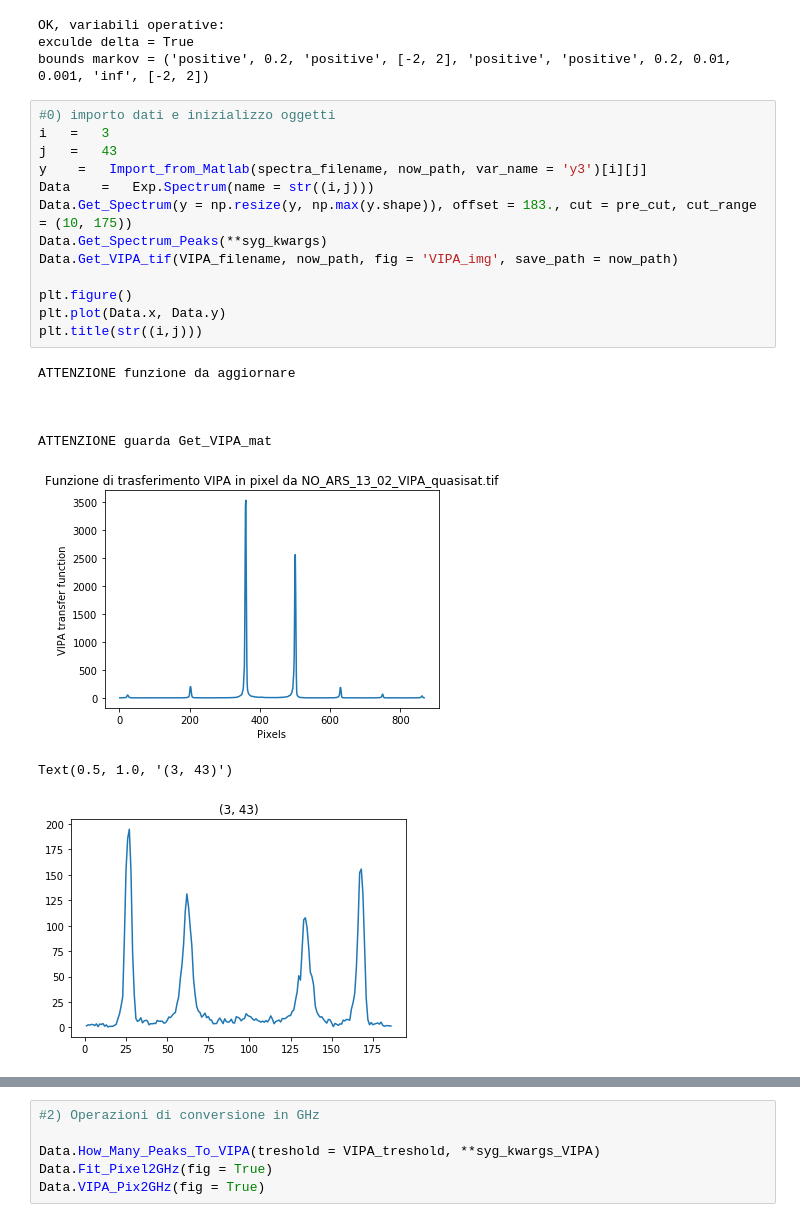
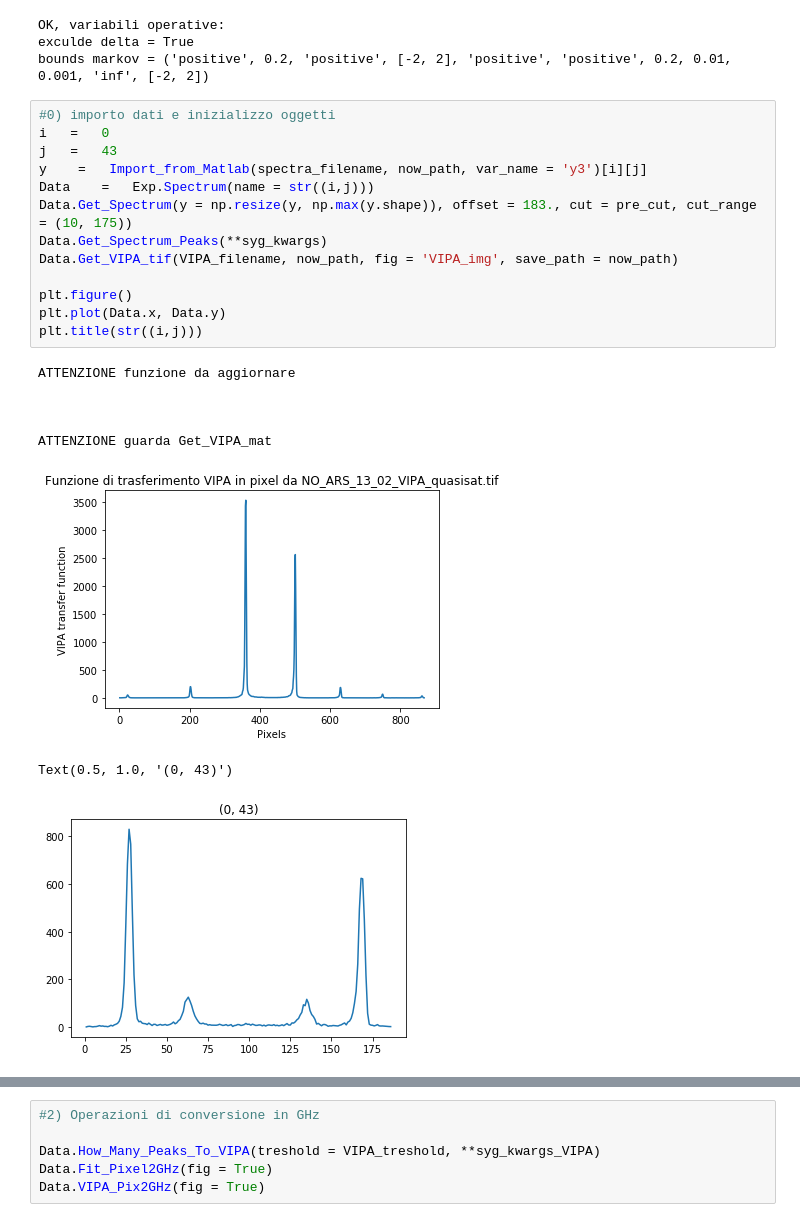
Before and after one commit to flautodipan/Python_Libraries, a Jupyter notebook: Experimentum_single.ipynb, the cells around one changed output, grey strips where cells are left out. Saved outputs shown, nothing was run; the diff lists cells and outputs as text.

```diff
--- a/Experimentum_single.ipynb
+++ b/Experimentum_single.ipynb
@@ -79,26 +79,26 @@ exculde delta = True
 bounds markov = ('positive', 0.2, 'positive', [-2, 2], 'positive', 'positive', 0.2, 0.01, 0.001, 'inf', [-2, 2])
 # %%
 #0) importo dati e inizializzo oggetti
-i   =   3
+i   =   0
 j   =   43
 y    =   Import_from_Matlab(spectra_filename, now_path, var_name = 'y3')[i][j]
 Data    =   Exp.Spectrum(name = str((i,j)))
 Data.Get_Spectrum(y = np.resize(y, np.max(y.shape)), offset = 183., cut = pre_cut, cut_range = (10, 175))
 Data.Get_Spectrum_Peaks(**syg_kwargs)
 Data.Get_VIPA_tif(VIPA_filename, now_path, fig = 'VIPA_img', save_path = now_path)
 
 plt.figure()
 plt.plot(Data.x, Data.y)
 plt.title(str((i,j)))
 # %% [output]
 ATTENZIONE funzione da aggiornare
 
 
 
 ATTENZIONE guarda Get_VIPA_mat
 [figure]
-Text(0.5, 1.0, '(3, 43)')
+Text(0.5, 1.0, '(0, 43)')
-[figure, old version]
+[figure, new version]
 # %%
 #1) Classificazione e visualizzazione spettro
 check = Data.Check_Spectrum_Saturation(saturation_height = sat_height, saturation_width = sat_width)
```
Also changed, not shown: parts of 3 cells of this notebook, 3 other files.
